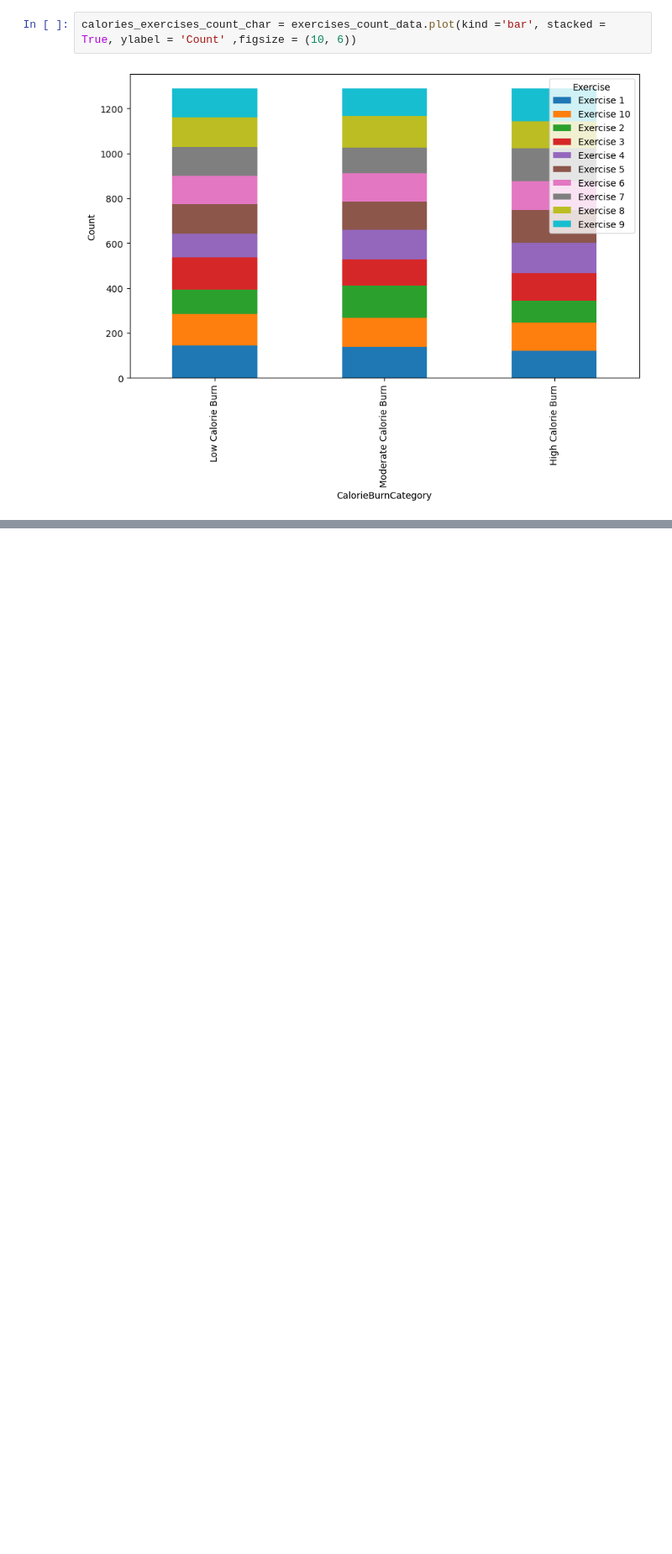
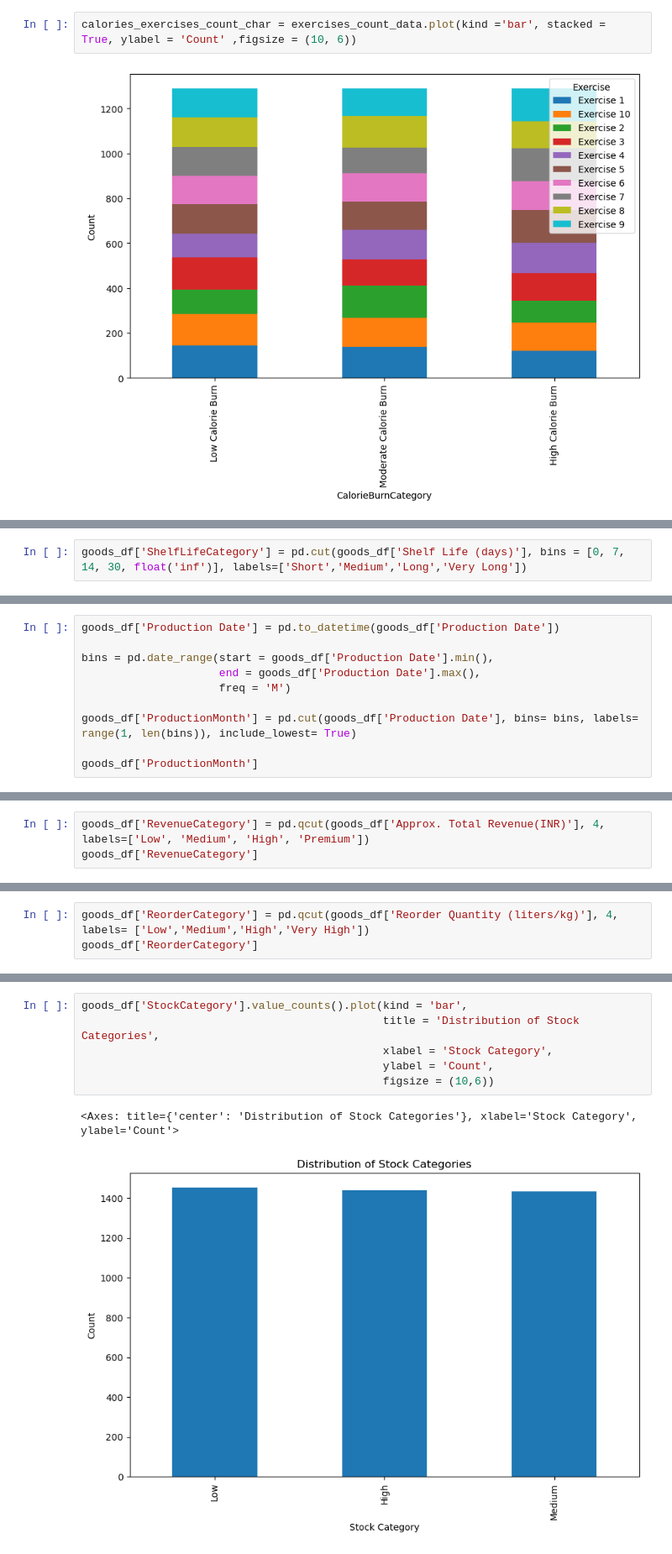
Before and after one commit to DVadeus/Data-Analysis, a Jupyter notebook: 4 Data Wrangling with Pandas.ipynb, the cells around one changed output, grey strips where cells are left out. Shown at 84% size. Drawn from its saved outputs; the diff is of its cells as text; blank space fills up the shorter version.

```diff
--- a/4 Data Wrangling with Pandas.ipynb
+++ b/4 Data Wrangling with Pandas.ipynb
@@ -2842,0 +2988,2 @@ calories_exercises_count_char = exercises_count_data.plot(kind ='bar', stacked =
+# %%
+goods_df['ShelfLifeCategory'] = pd.cut(goods_df['Shelf Life (days)'], bins = [0, 7, 14, 30, float('inf')], labels=['Short','Medium','Long','Very Long'])
@@ -2842,0 +3040,10 @@ calories_exercises_count_char = exercises_count_data.plot(kind ='bar', stacked =
+# %%
+goods_df['Production Date'] = pd.to_datetime(goods_df['Production Date'])
+
+bins = pd.date_range(start = goods_df['Production Date'].min(),
+                     end = goods_df['Production Date'].max(),
+                     freq = 'M')
+
+goods_df['ProductionMonth'] = pd.cut(goods_df['Production Date'], bins= bins, labels= range(1, len(bins)), include_lowest= True)
+
+goods_df['ProductionMonth']
@@ -2842,0 +3104,3 @@ calories_exercises_count_char = exercises_count_data.plot(kind ='bar', stacked =
+# %%
+goods_df['RevenueCategory'] = pd.qcut(goods_df['Approx. Total Revenue(INR)'], 4, labels=['Low', 'Medium', 'High', 'Premium'])
+goods_df['RevenueCategory']
@@ -2842,0 +3132,3 @@ calories_exercises_count_char = exercises_count_data.plot(kind ='bar', stacked =
+# %%
+goods_df['ReorderCategory'] = pd.qcut(goods_df['Reorder Quantity (liters/kg)'], 4, labels= ['Low','Medium','High','Very High'])
+goods_df['ReorderCategory']
@@ -2842,0 +3163,9 @@ calories_exercises_count_char = exercises_count_data.plot(kind ='bar', stacked =
+# %%
+goods_df['StockCategory'].value_counts().plot(kind = 'bar',
+                                              title = 'Distribution of Stock Categories',
+                                              xlabel = 'Stock Category',
+                                              ylabel = 'Count',
+                                              figsize = (10,6))
+# %% [output]
+<Axes: title={'center': 'Distribution of Stock Categories'}, xlabel='Stock Category', ylabel='Count'>
+[figure, added]
```
Also changed, not shown: parts of 37 cells of this notebook, 1 other file.
